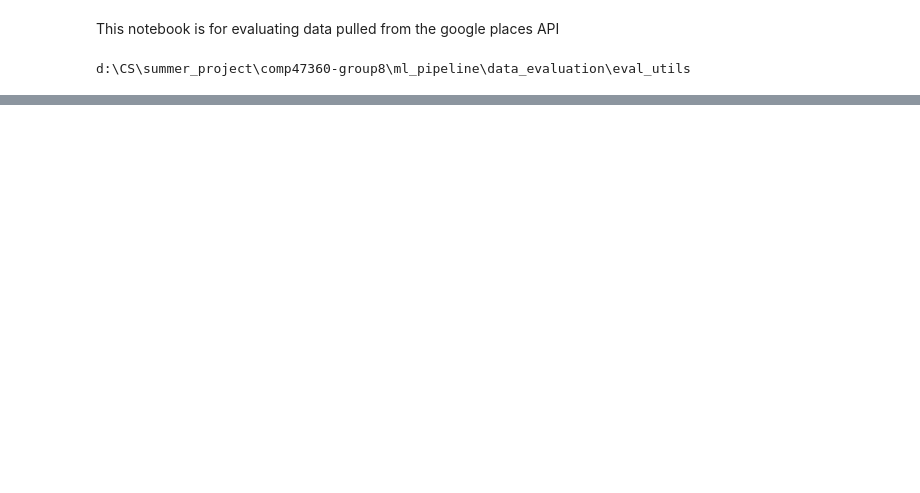
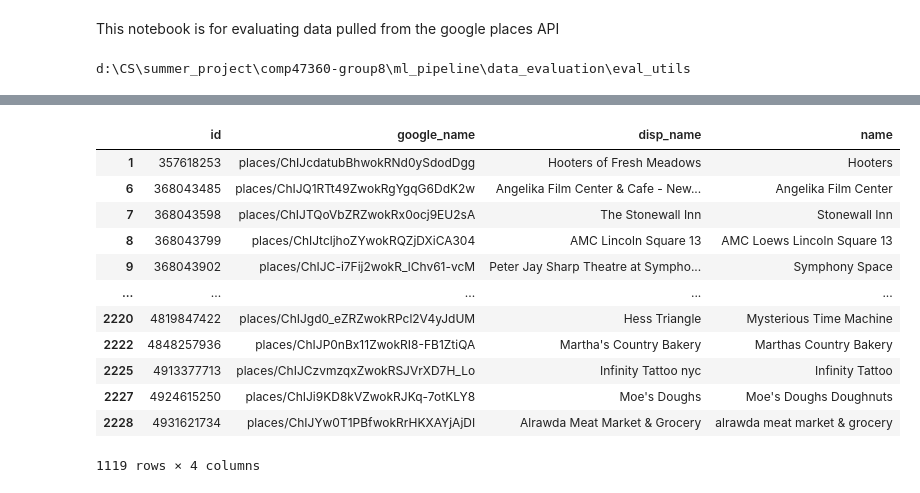
Before and after one commit to eoinmtreacy/pinbox, a Jupyter notebook: ml_pipeline/data_evaluation/google_places_api/google_places_data_eval.ipynb, the cells around one changed output, grey strips where cells are left out. Saved outputs shown, nothing was run; the diff lists cells and outputs as text; code cells hidden in the pictures; blank space fills up the shorter version.

```diff
--- a/ml_pipeline/data_evaluation/google_places_api/google_places_data_eval.ipynb
+++ b/ml_pipeline/data_evaluation/google_places_api/google_places_data_eval.ipynb
@@ -33,3 +31,9 @@ df_osm = pd.read_csv("../osm_places/osm_places_amenity.csv")
+# %%
+df_osm1 = pd.read_csv("../osm_places/osm_places_amenity.csv")
+df_osm2 = pd.read_csv("../osm_places/osm_places_leisure.csv")
+df_osm3 = pd.read_csv("../osm_places/osm_places_shop.csv")
+# %%
+df_osm = pd.concat([df_osm1, df_osm2, df_osm3])
 # %%
 df_joined = pd.merge(left=df_places, right=df_osm, how='left', on=['id'])
 # %%
@@ -52,0 +59,16 @@ df_joined.loc[df_joined['disp_name'] != df_joined['name'], ['id', 'google_name',
+# %%
+df_joined.loc[df_joined['disp_name'] != df_joined['name'], ['id', 'google_name', 'disp_name', 'name']]
+# %% [output]
+|  | id | google_name | disp_name | name |
+| 1 | 357618253 | places/ChIJcdatubBhwokRNd0ySdodDgg | Hooters of Fresh Meadows | Hooters |
+| 6 | 368043485 | places/ChIJQ1RTt49ZwokRgYgqG6DdK2w | Angelika Film Center & Cafe - New... | Angelika Film Center |
+| 7 | 368043598 | places/ChIJTQoVbZRZwokRx0ocj9EU2sA | The Stonewall Inn | Stonewall Inn |
+| 8 | 368043799 | places/ChIJtcljhoZYwokRQZjDXiCA304 | AMC Lincoln Square 13 | AMC Loews Lincoln Square 13 |
+| 9 | 368043902 | places/ChIJC-i7Fij2wokR_lChv61-vcM | Peter Jay Sharp Theatre at Sympho... | Symphony Space |
+| ... | ... | ... | ... | ... |
+| 2220 | 4819847422 | places/ChIJgd0_eZRZwokRPcl2V4yJdUM | Hess Triangle | Mysterious Time Machine |
+| 2222 | 4848257936 | places/ChIJP0nBx11ZwokRI8-FB1ZtiQA | Martha's Country Bakery | Marthas Country Bakery |
+| 2225 | 4913377713 | places/ChIJCzvmzqxZwokRSJVrXD7H_Lo | Infinity Tattoo nyc | Infinity Tattoo |
+| 2227 | 4924615250 | places/ChIJi9KD8kVZwokRJKq-7otKLY8 | Moe's Doughs | Moe's Doughs Doughnuts |
+| 2228 | 4931621734 | places/ChIJYw0T1PBfwokRrHKXAYjAjDI | Alrawda Meat Market & Grocery | alrawda meat market & grocery |
+1119 rows × 4 columns
```
Also changed, not shown: parts of 3 cells of this notebook, 3 other files.
